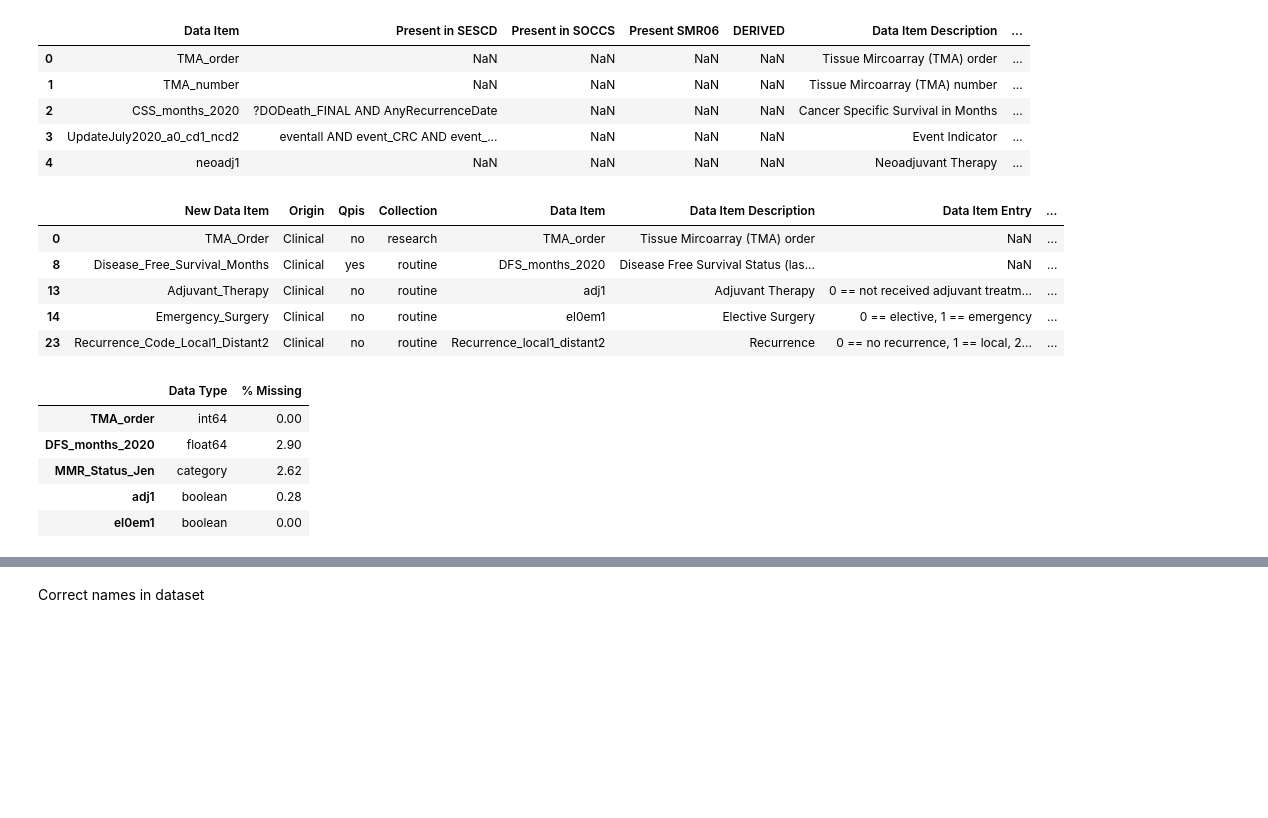
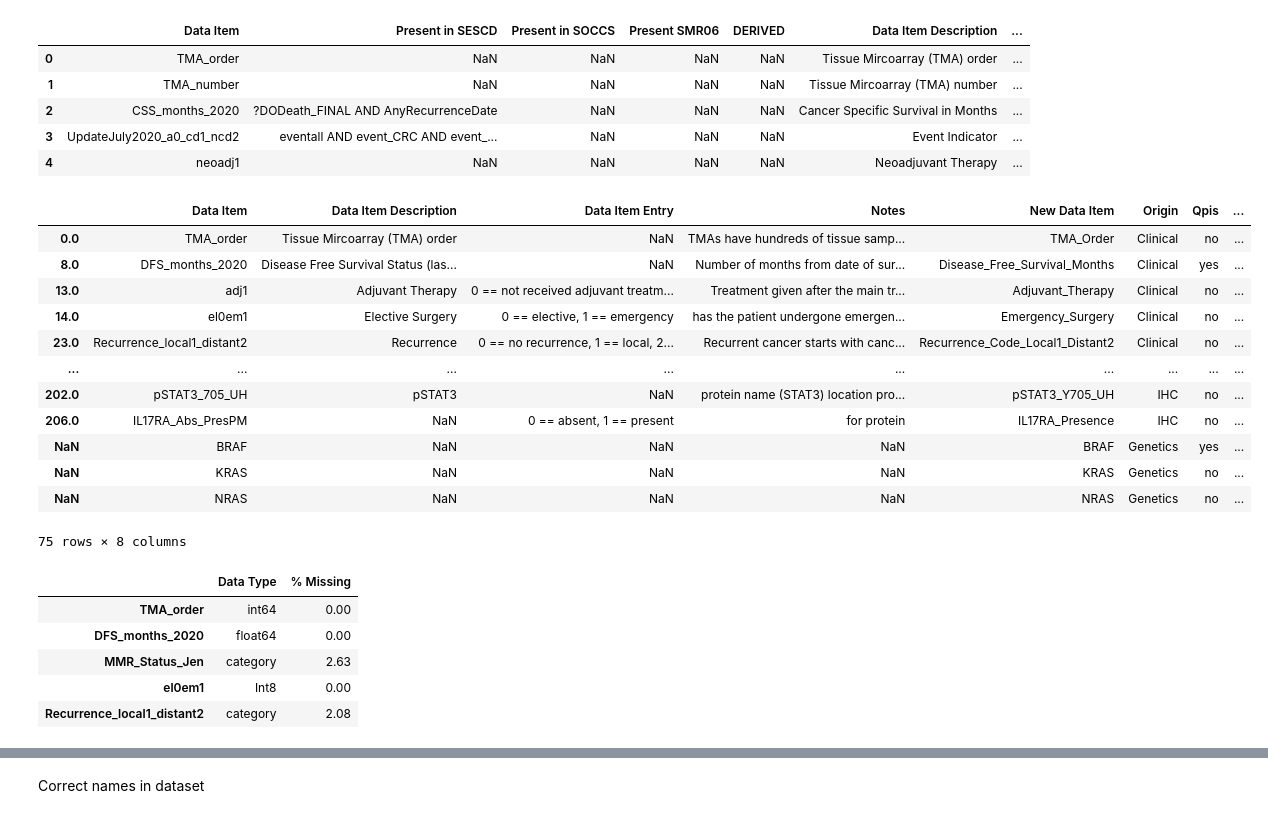
Before and after one commit to BBolosSierra/GRI_analysis, a Jupyter notebook: preprocess-1.ipynb, the cells around one changed output, grey strips where cells are left out. Drawn from its saved outputs; the diff is of its cells as text; code cells hidden in the pictures; blank space fills up the shorter version.

```diff
--- a/preprocess-1.ipynb
+++ b/preprocess-1.ipynb
@@ -603,7 +822,7 @@ COL_META = {
     "tstage": {"name": "T_Stage", "origin": "Clinical", "qpis": "yes", "collection": "routine"},
     "nstage": {"name": "N_Stage", "origin": "Clinical", "qpis": "yes", "collection": "routine"},
     "mstage": {"name": "M_Stage", "origin": "Clinical", "qpis": "yes", "collection": "routine"},
-    "Cmprsk_Status": {"name": "Competing_Risk_Status", "origin": "Clinical", "qpis": "yes", "collection": "research"},
+    "Cmprsk_Status": {"name": "Cmprsk_Status", "origin": "Clinical", "qpis": "yes", "collection": "research"},
 
     # blood - Laboratory
     "Neut": {"name": "Neutrophils", "origin": "Laboratory", "qpis": "no", "collection": "routine"},
@@ -644,7 +863,6 @@ COL_META = {
     # inmunohistochemistry:
     "PTPN12_tum": {"name": "PTPN12_Tumour", "origin": "IHC", "qpis": "no", "collection": "research"},
     "PTPN12_stroma": {"name": "PTPN12_Stroma", "origin": "IHC", "qpis": "no", "collection": "research"},
-    "PTPN12_both": {"name": "PTPN12_Combined", "origin": "IHC", "qpis": "no", "collection": "research"},
     "IL6R_AK_186.64": {"name": "IL6R_AK_186_64", "origin": "IHC", "qpis": "no", "collection": "research"},
     "S100A2_raw": {"name": "S100A2_Raw", "origin": "IHC", "qpis": "no", "collection": "research"},
 
@@ -677,9 +895,9 @@ COL_META = {
     "IL17RA_Abs_PresPM": {"name": "IL17RA_Presence", "origin": "IHC", "qpis": "no", "collection": "research"},
 
     # genetics
-    "BRAF": {"name": "BRAF_Mutation", "origin": "Genetics", "qpis": "yes", "collection": "routine"},
-    "KRAS": {"name": "KRAS_Mutation", "origin": "Genetics", "qpis": "no", "collection": "research"},
-    "NRAS": {"name": "NRAS_Mutation", "origin": "Genetics", "qpis": "no", "collection": "research"},
+    "BRAF": {"name": "BRAF", "origin": "Genetics", "qpis": "yes", "collection": "routine"},
+    "KRAS": {"name": "KRAS", "origin": "Genetics", "qpis": "no", "collection": "research"},
+    "NRAS": {"name": "NRAS", "origin": "Genetics", "qpis": "no", "collection": "research"},
 }
 # %%
 ### Updating metadata file
@@ -714,30 +932,37 @@ meta2.head()
 | 4 | neoadj1 | NaN | NaN | NaN | NaN | Neoadjuvant Therapy | ... |
 # %%
 ## merge
-meta3 = pd.merge(meta_df, meta2[["Data Item", "Data Item Description", "Data Item Entry", "Notes"]], right_on= "Data Item", left_index=True)
+meta3 = pd.merge(meta2[["Data Item", "Data Item Description", "Data Item Entry", "Notes"]], meta_df, left_on= "Data Item", right_index=True, how="right")
 
-meta3.head()
+meta3
 # %% [output]
-|  | New Data Item | Origin | Qpis | Collection | Data Item | Data Item Description | Data Item Entry | ... |
-| 0 | TMA_Order | Clinical | no | research | TMA_order | Tissue Mircoarray (TMA) order | NaN | ... |
-| 8 | Disease_Free_Survival_Months | Clinical | yes | routine | DFS_months_2020 | Disease Free Survival Status (las... | NaN | ... |
-| 13 | Adjuvant_Therapy | Clinical | no | routine | adj1 | Adjuvant Therapy | 0 == not received adjuvant treatm... | ... |
-| 14 | Emergency_Surgery | Clinical | no | routine | el0em1 | Elective Surgery | 0 == elective, 1 == emergency | ... |
-| 23 | Recurrence_Code_Local1_Distant2 | Clinical | no | routine | Recurrence_local1_distant2 | Recurrence | 0 == no recurrence, 1 == local, 2... | ... |
+|  | Data Item | Data Item Description | Data Item Entry | Notes | New Data Item | Origin | Qpis | ... |
+| 0.0 | TMA_order | Tissue Mircoarray (TMA) order | NaN | TMAs have hundreds of tissue samp... | TMA_Order | Clinical | no | ... |
+| 8.0 | DFS_months_2020 | Disease Free Survival Status (las... | NaN | Number of months from date of sur... | Disease_Free_Survival_Months | Clinical | yes | ... |
+| 13.0 | adj1 | Adjuvant Therapy | 0 == not received adjuvant treatm... | Treatment given after the main tr... | Adjuvant_Therapy | Clinical | no | ... |
+| 14.0 | el0em1 | Elective Surgery | 0 == elective, 1 == emergency | has the patient undergone emergen... | Emergency_Surgery | Clinical | no | ... |
+| 23.0 | Recurrence_local1_distant2 | Recurrence | 0 == no recurrence, 1 == local, 2... | Recurrent cancer starts with canc... | Recurrence_Code_Local1_Distant2 | Clinical | no | ... |
+| ... | ... | ... | ... | ... | ... | ... | ... | ... |
+| 202.0 | pSTAT3_705_UH | pSTAT3 | NaN | protein name (STAT3) location pro... | pSTAT3_Y705_UH | IHC | no | ... |
+| 206.0 | IL17RA_Abs_PresPM | NaN | 0 == absent, 1 == present | for protein | IL17RA_Presence | IHC | no | ... |
+| NaN | BRAF | NaN | NaN | NaN | BRAF | Genetics | yes | ... |
+| NaN | KRAS | NaN | NaN | NaN | KRAS | Genetics | no | ... |
+| NaN | NRAS | NaN | NaN | NaN | NRAS | Genetics | no | ... |
+75 rows × 8 columns
 # %%
 # adding the modified dtypes and missigness
-dtypes_df = pd.DataFrame(df6.dtypes, columns=["Data Type"])
+dtypes_df = pd.DataFrame(df7.dtypes, columns=["Data Type"])
 
-dtypes_df["% Missing"] = df6.isna().mean().mul(100).round(2)
+dtypes_df["% Missing"] = df7.isna().mean().mul(100).round(2)
 
 dtypes_df.head()
 # %% [output]
 |  | Data Type | % Missing |
 | TMA_order | int64 | 0.00 |
-| DFS_months_2020 | float64 | 2.90 |
-| MMR_Status_Jen | category | 2.62 |
-| adj1 | boolean | 0.28 |
-| el0em1 | boolean | 0.00 |
+| DFS_months_2020 | float64 | 0.00 |
+| MMR_Status_Jen | category | 2.63 |
+| el0em1 | Int8 | 0.00 |
+| Recurrence_local1_distant2 | category | 2.08 |
 # %%
 # merge
 meta4 = pd.merge(meta3, dtypes_df, left_on="Data Item", right_index=True)
```
Also changed, not shown: parts of 54 cells of this notebook.
